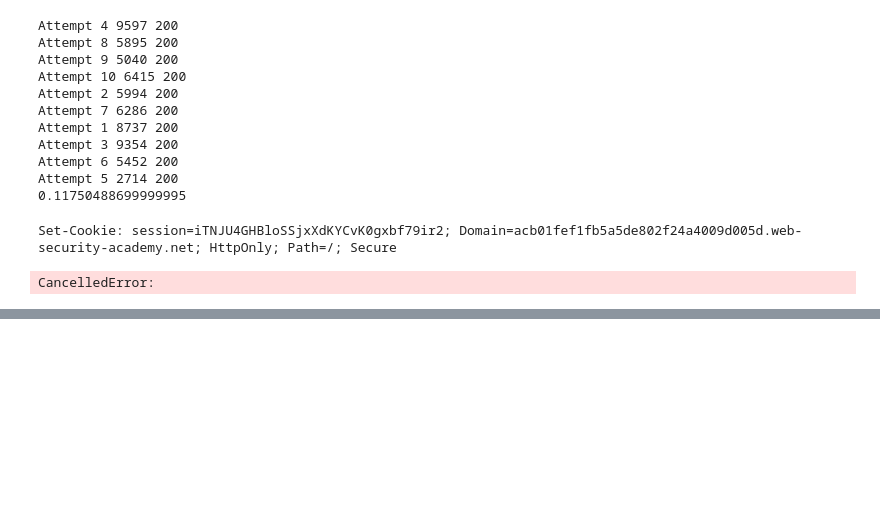
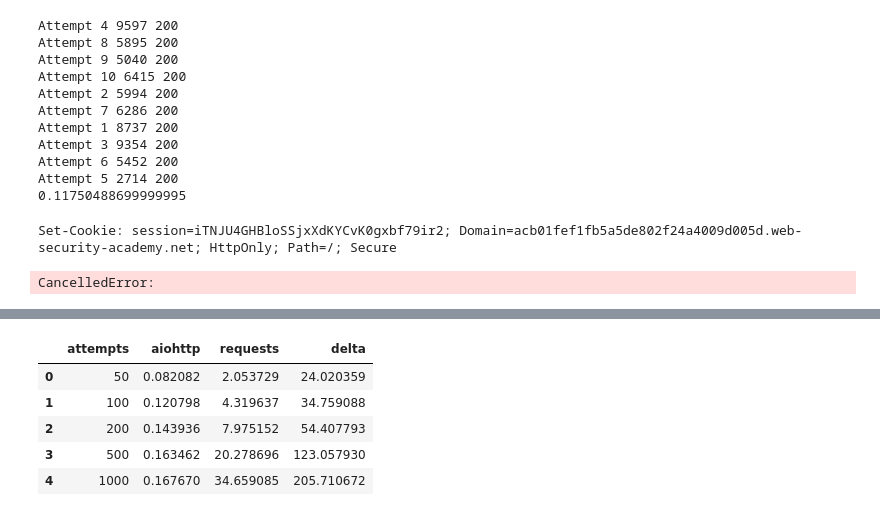
Before and after one commit to yisoonshin/atelier, a Jupyter notebook: Brute-Force/2FA broken logic - Async Brute Force.ipynb, the cells around one changed output, grey strips where cells are left out. Cells and saved outputs as stored; diff of their text form; code cells hidden in the pictures; blank space fills up the shorter version.

```diff
--- a/Brute-Force/2FA broken logic - Async Brute Force.ipynb
+++ b/Brute-Force/2FA broken logic - Async Brute Force.ipynb
@@ -202,0 +338,11 @@ CancelledError:
+# %%
+# How much worse is the requests method as we scale?
+pivot['delta'] = abs(pivot['requests'] - pivot['aiohttp'])/pivot['aiohttp']
+pivot.head()
+# %% [output]
+|  | attempts | aiohttp | requests | delta |
+| 0 | 50 | 0.082082 | 2.053729 | 24.020359 |
+| 1 | 100 | 0.120798 | 4.319637 | 34.759088 |
+| 2 | 200 | 0.143936 | 7.975152 | 54.407793 |
+| 3 | 500 | 0.163462 | 20.278696 | 123.057930 |
+| 4 | 1000 | 0.167670 | 34.659085 | 205.710672 |
```
Also changed, not shown: parts of 6 cells of this notebook.
